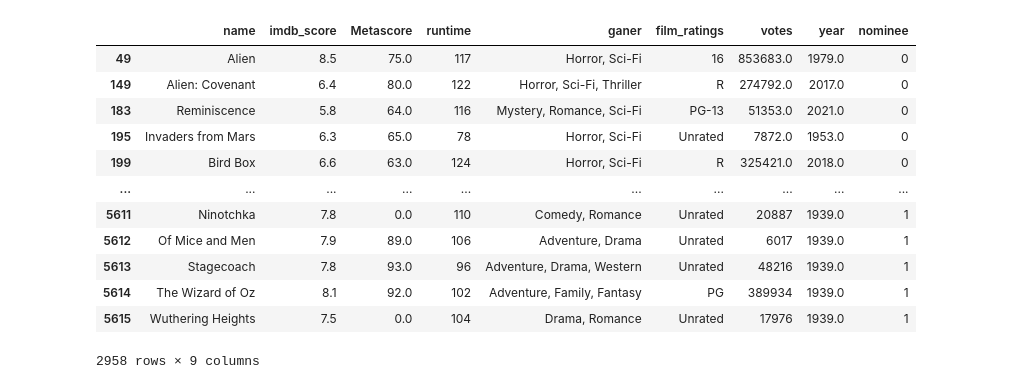
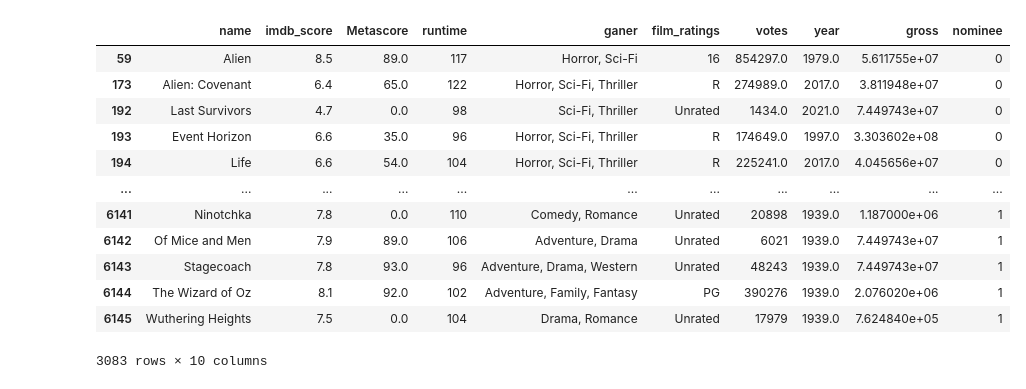
Before and after one commit to nikaloamashvili/Oscars-Data-Science-Project, a Jupyter notebook: the oscars.ipynb, the cells around one changed output. Drawn from its saved outputs; the diff is of its cells as text; code cells hidden in the pictures.

```diff
--- a/the oscars.ipynb
+++ b/the oscars.ipynb
@@ -201,6 +235,7 @@ print(df1)
 listo =[]
 winner_or_loser=[]
 rating=[]
+gross=[]
 rating2=[]
 runtimes=[]
 names=[]
@@ -254,7 +289,6 @@ while (i<6):
         else:
             runtimes.append(None)
             #print(type(runtime))
-
         ganere=job_element.find("span",class_="genre")
         if ganere:
             ganers.append(ganere.get_text()[1:])
@@ -266,6 +300,10 @@ while (i<6):
 
         vote=job_element.find_all("p",class_="text-muted text-small")
         vote2=vote[2].find_all("span")
+        if len(vote2)==5:
+            gross.append(int(vote2[4].get('data-value').replace(",", "").replace(".", "")))
+        else:
+            gross.append(None)
         vote3=vote2[1]
         if vote3:
             xu = vote3.get_text().replace(",", "")
@@ -275,5 +313,7 @@ while (i<6):
 
 
 
-df_nominee= pd.DataFrame(list(zip( names,rating,rating2,runtimes,ganers,for_childs,votes,years,winner_or_loser)),
-               columns =['name','imdb_score','Metascore','runtime','ganer','film_ratings','votes',"year",'nominee'])
+df_nominee= pd.DataFrame(list(zip( names,rating,rating2,runtimes,ganers,for_childs,votes,years,gross,winner_or_loser)),
+               columns =['name','imdb_score','Metascore','runtime','ganer','film_ratings','votes',"year","gross",'nominee'])
+
+df_nominee
@@ -359,7 +416,7 @@ nominee            0
 dtype: int64
 # %%
 #### removing rows of year 2022 (no nominees from this year yet)
-df4 = df3[df3.year != 2022]
-
+#df4 = df3[df3.year < 2022]
+df4 = df3[df3.year < 2022]
 df4
 # %% [output]
@@ -392,25 +450,25 @@ dtype: int64
 # %%
 #missing values handling
 df4['Metascore'] = df4['Metascore'].fillna(0)
 df4['film_ratings'] = df4['film_ratings'].fillna("Unrated")
-df4['year'] = df4['year'].fillna(method="ffill")
+df4['gross'] = df4['gross'].fillna(df4.gross.mean())
 
 
 df4
 # %% [output]
-|  | name | imdb_score | Metascore | runtime | ganer | film_ratings | votes | year | nominee |
-| 49 | Alien | 8.5 | 75.0 | 117 | Horror, Sci-Fi | 16 | 853683.0 | 1979.0 | 0 |
-| 149 | Alien: Covenant | 6.4 | 80.0 | 122 | Horror, Sci-Fi, Thriller | R | 274792.0 | 2017.0 | 0 |
-| 183 | Reminiscence | 5.8 | 64.0 | 116 | Mystery, Romance, Sci-Fi | PG-13 | 51353.0 | 2021.0 | 0 |
-| 195 | Invaders from Mars | 6.3 | 65.0 | 78 | Horror, Sci-Fi | Unrated | 7872.0 | 1953.0 | 0 |
-| 199 | Bird Box | 6.6 | 63.0 | 124 | Horror, Sci-Fi | R | 325421.0 | 2018.0 | 0 |
-| ... | ... | ... | ... | ... | ... | ... | ... | ... | ... |
-| 5611 | Ninotchka | 7.8 | 0.0 | 110 | Comedy, Romance | Unrated | 20887 | 1939.0 | 1 |
-| 5612 | Of Mice and Men | 7.9 | 89.0 | 106 | Adventure, Drama | Unrated | 6017 | 1939.0 | 1 |
-| 5613 | Stagecoach | 7.8 | 93.0 | 96 | Adventure, Drama, Western | Unrated | 48216 | 1939.0 | 1 |
-| 5614 | The Wizard of Oz | 8.1 | 92.0 | 102 | Adventure, Family, Fantasy | PG | 389934 | 1939.0 | 1 |
-| 5615 | Wuthering Heights | 7.5 | 0.0 | 104 | Drama, Romance | Unrated | 17976 | 1939.0 | 1 |
+|  | name | imdb_score | Metascore | runtime | ganer | film_ratings | votes | year | gross | nominee |
+| 59 | Alien | 8.5 | 89.0 | 117 | Horror, Sci-Fi | 16 | 854297.0 | 1979.0 | 5.611755e+07 | 0 |
+| 173 | Alien: Covenant | 6.4 | 65.0 | 122 | Horror, Sci-Fi, Thriller | R | 274989.0 | 2017.0 | 3.811948e+07 | 0 |
+| 192 | Last Survivors | 4.7 | 0.0 | 98 | Sci-Fi, Thriller | Unrated | 1434.0 | 2021.0 | 7.449743e+07 | 0 |
+| 193 | Event Horizon | 6.6 | 35.0 | 96 | Horror, Sci-Fi, Thriller | R | 174649.0 | 1997.0 | 3.303602e+08 | 0 |
+| 194 | Life | 6.6 | 54.0 | 104 | Horror, Sci-Fi, Thriller | R | 225241.0 | 2017.0 | 4.045656e+07 | 0 |
+| ... | ... | ... | ... | ... | ... | ... | ... | ... | ... | ... |
+| 6141 | Ninotchka | 7.8 | 0.0 | 110 | Comedy, Romance | Unrated | 20898 | 1939.0 | 1.187000e+06 | 1 |
+| 6142 | Of Mice and Men | 7.9 | 89.0 | 106 | Adventure, Drama | Unrated | 6021 | 1939.0 | 7.449743e+07 | 1 |
+| 6143 | Stagecoach | 7.8 | 93.0 | 96 | Adventure, Drama, Western | Unrated | 48243 | 1939.0 | 7.449743e+07 | 1 |
+| 6144 | The Wizard of Oz | 8.1 | 92.0 | 102 | Adventure, Family, Fantasy | PG | 390276 | 1939.0 | 2.076020e+06 | 1 |
+| 6145 | Wuthering Heights | 7.5 | 0.0 | 104 | Drama, Romance | Unrated | 17979 | 1939.0 | 7.624840e+05 | 1 |
-2958 rows × 9 columns
+3083 rows × 10 columns
 # %%
  df4.isna().sum()
 # %% [output]
```
Also changed, not shown: parts of 45 cells of this notebook, 1 other file.
